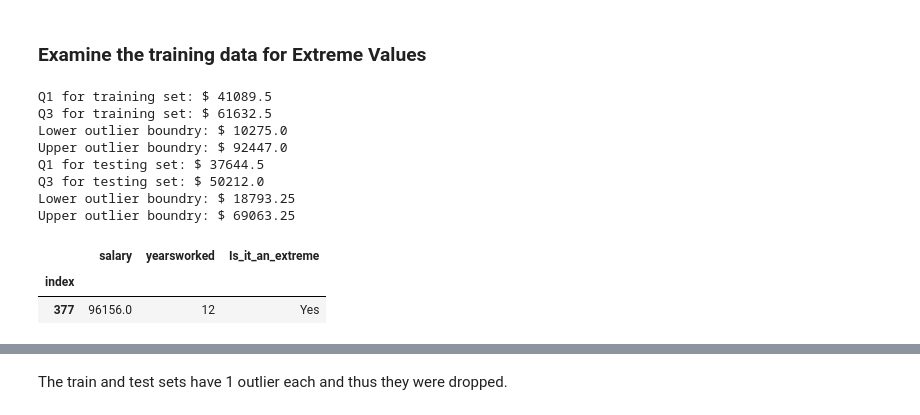
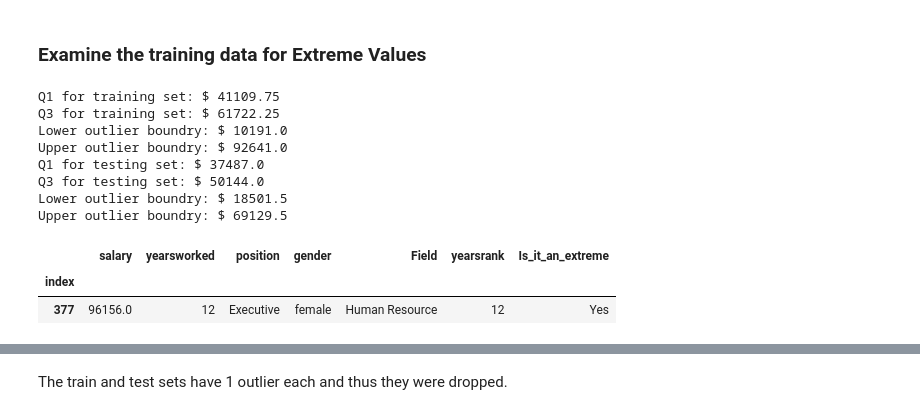
Before and after one commit to tshepojrampai/multivariate_linear_regression, a Jupyter notebook: linear_regression.ipynb, the cells around one changed output, grey strips where cells are left out. Drawn from its saved outputs; the diff is of its cells as text; code cells hidden in the pictures.

```diff
--- a/linear_regression.ipynb
+++ b/linear_regression.ipynb
@@ -20,12 +20,13 @@ df_salary[df_salary.salary.isnull()]
 | 208 | NaN | 0 | 21 | 10 | 0.93 | 1 | 0 | 3 | 1 | 4 | ... |
 # %%
 #Drop Nan values is salary column
-df_salary = df_salary.reset_index().dropna().set_index('index')
+df_salary = df_salary.dropna()
 
 #Rename as per metadata
 df_salary =df_salary.rename(columns ={'male':'gender', 'experior':'Experience', 'yearsabs':'years_absent'})
 df_salary.gender = ['male' if i == 1 else 'female' for i in df_salary.gender]
 df_salary.position = ['Jnr_employee' if i == 1 else 'Manager' if  i == 2 else 'Executive' for i in df_salary.position]
 df_salary.Field = ['Engineering' if i == 1 else 'Finance' if i == 2 else 'Human Resource' for i in df_salary.Field]
-df_salary.shape
+df_salary = pd.DataFrame(df_salary)
+df_salary
 # %% [output]
@@ -34,9 +47,10 @@ df_salary.shape
 ### 1.1 Split your data into a training and test set.
 # %%
 #Splitting the data into the train and test set"
-print("80% of the data set must contain ",round(514*0.8), 'rows')
-df_sample = df_salary.loc[:,['salary','yearsworked']]
-df_train =  df_sample.loc[:411,:]
-df_test = df_sample.loc[412:,:]
-df_train.shape
+split = len(df_salary)*0.8
+print("80% of the data set must contain ",round(split), 'rows')
+df_sample = df_salary.loc[:,['salary','yearsworked','position','gender','Field','yearsrank']]
+df_train =  df_sample.loc[:split,:]
+df_test = df_sample.loc[split:,:]
+df_train
 # %% [output]
@@ -73,19 +115,20 @@ print('Q3 for testing set: $',q75_test)
 print('Lower outlier boundry: $',test_lower_bound )
 print('Upper outlier boundry: $',test_upper_bound )
 # %% [output]
-Q1 for training set: $ 41089.5
-Q3 for training set: $ 61632.5
-Lower outlier boundry: $ 10275.0
-Upper outlier boundry: $ 92447.0
-Q1 for testing set: $ 37644.5
-Q3 for testing set: $ 50212.0
-Lower outlier boundry: $ 18793.25
-Upper outlier boundry: $ 69063.25
+Q1 for training set: $ 41109.75
+Q3 for training set: $ 61722.25
+Lower outlier boundry: $ 10191.0
+Upper outlier boundry: $ 92641.0
+Q1 for testing set: $ 37487.0
+Q3 for testing set: $ 50144.0
+Lower outlier boundry: $ 18501.5
+Upper outlier boundry: $ 69129.5
 # %%
 df_train['Is_it_an_extreme'] = ['Yes' if i < lower_bound else 'Yes' if i > upper_bound else "No" for i in df_train.salary]
 df_outliers = df_train[df_train.Is_it_an_extreme == 'Yes']
+df_outliers = df_outliers
 df_outliers
 # %% [output]
-|  | salary | yearsworked | Is_it_an_extreme |
-| index |  |  |  |
-| 377 | 96156.0 | 12 | Yes |
+|  | salary | yearsworked | position | gender | Field | yearsrank | Is_it_an_extreme |
+| index |  |  |  |  |  |  |  |
+| 377 | 96156.0 | 12 | Executive | female | Human Resource | 12 | Yes |
```
Also changed, not shown: parts of 21 cells of this notebook.
